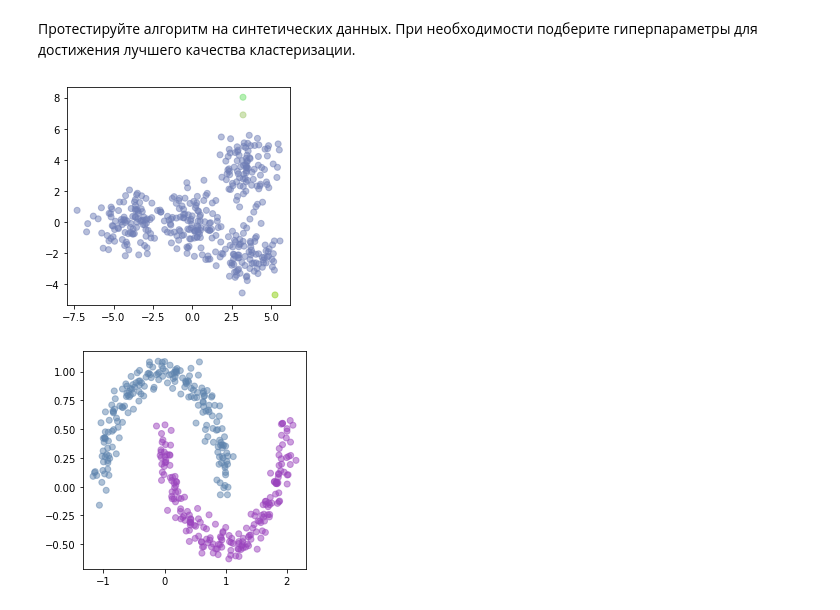
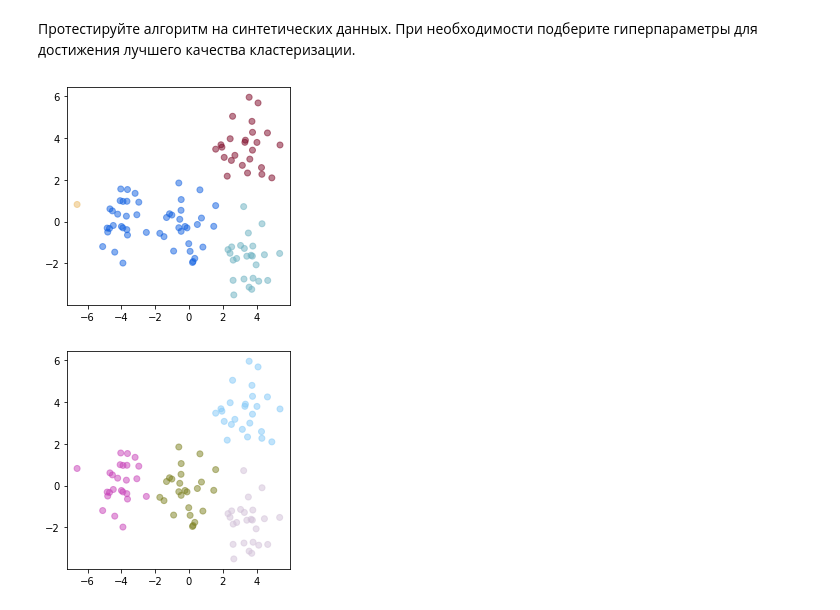
Before and after one commit to aapoliakova/HSE-ML-HW, a Jupyter notebook: 02. Кластеризация/hw02_task.ipynb, the cells around one changed output. Cells and saved outputs as stored; diff of their text form; code cells hidden in the pictures.

```diff
--- a/02. Кластеризация/hw02_task.ipynb
+++ b/02. Кластеризация/hw02_task.ipynb
@@ -172,0 +58,27 @@ class KMeans:
+# %%
+def euclidean_distance(X: np.array, centroids: np.array, sqrt: bool = True):
+    """
+    Considering the rows of centroids as vectors, compute the
+    distance matrix between each pair of centroid and observation X (rows)
+
+    Parameters
+    ----------
+    X : ndarray of shape (n_samples, n_features)
+    centroids : ndarray of shape (n_samples, n_clusters)
+    sqrt : bool if False return squared distances
+
+    Return
+    ----------
+    distances : ndarray of shape (n_samples, n_clusters)
+
+    """
+    if X[0].shape == centroids.shape:
+        distances = np.linalg.norm(X - centroids, axis=1)[:, np.newaxis]
+    else:
+        n_samples, _ = X.shape
+        distances = np.array([np.linalg.norm(X - center, axis=1)
+                              for center in centroids]).transpose()
+
+    if not sqrt:
+        return distances ** 2
+    return distances
@@ -217,5 +261,5 @@ visualize_clasters(X_1, labels, 4)
 # %%
-k_means = KMeans(n_clusters=4, init='k-means++')
+k_means = KMeans(n_clusters=4, init='kmeans++')
 k_means.fit(X_2)
 labels = kmeans.predict(X_2)
 visualize_clasters(X_2, labels, 2)
@@ -356,8 +400,8 @@ __Linkage__ - это способ, которым будет рассчитыв
 2. `complete` - расстояние рассчитывается как максимальное из расстояний между всеми парами точек,
 где одна принадлежит первому кластеру, а другая - второму.
 # %%
-X_1, _ = make_blobs(200, 2, centers=[[0, 0], [-4, 0], [3.5, 3.5], [3.5, -2.0]])
-X_2, _ = make_moons(200, noise=0.075)
+X_1, true_labels = make_blobs(100, 2, random_state = 42,  centers=[[0, 0], [-4, 0], [3.5, 3.5], [3.5, -2.0]])
+X_2, _ = make_moons(100, noise=0.075)
 # %%
 class AgglomertiveClustering:
     def __init__(self, n_clusters: int = 16, linkage: str = "average"):
@@ -443,11 +487,8 @@ class AgglomertiveClustering:
 # %%
 agg_clustering = AgglomertiveClustering(n_clusters=4, linkage="single")
 labels = agg_clustering.fit_predict(X_1)
 visualize_clasters(X_1, labels)
-
-agg_clustering = AgglomertiveClustering(n_clusters=2, linkage="single")
-labels = agg_clustering.fit_predict(X_2)
-visualize_clasters(X_2, labels)
+visualize_clasters(X_1, true_labels)
 # %% [output]
-[figure, old version]
+[figure, new version]
-[figure, old version]
+[figure, new version]
```
Also changed, not shown: parts of 13 cells of this notebook.
